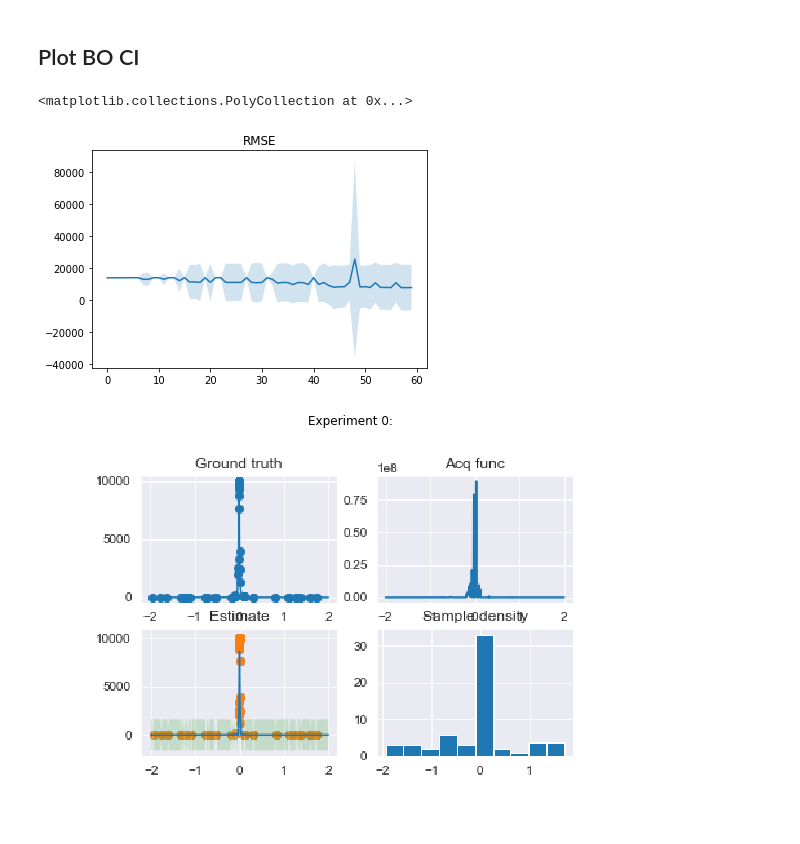
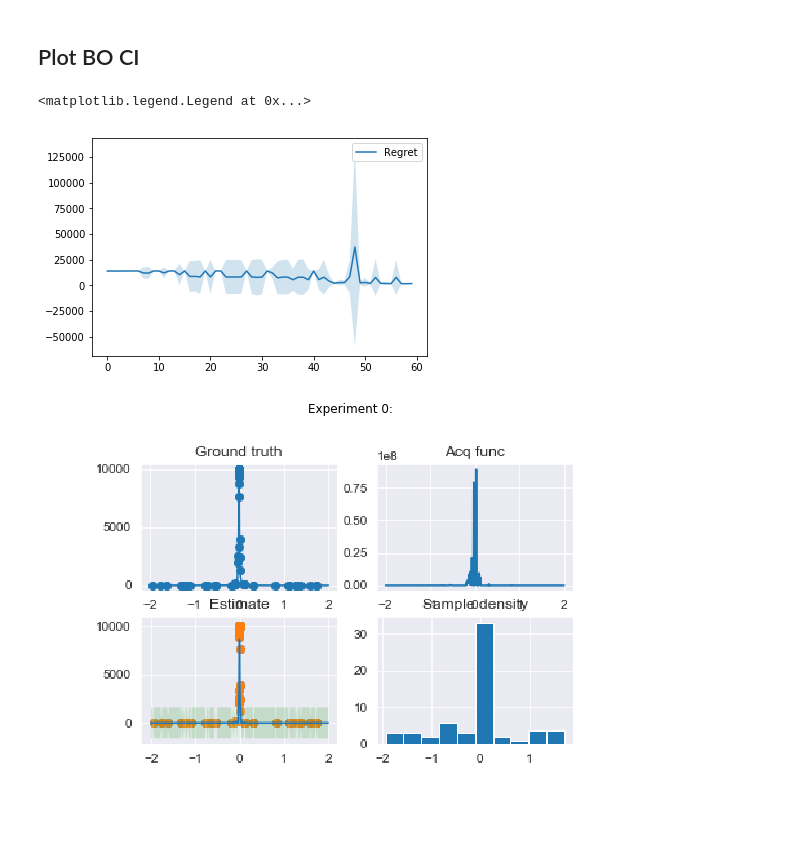
Before and after one commit to tmpethick/thesis-code, a Jupyter notebook: explorer_notebook.ipynb, the cells around one changed output. Drawn from its saved outputs; the diff is of its cells as text; code cells hidden in the pictures.

```diff
--- a/explorer_notebook.ipynb
+++ b/explorer_notebook.ipynb
@@ -87,15 +86,23 @@ exps = exps_row.exps
 # %%
-# Calculate mean and variance of MSE
-# TODO: maybe not silence missing MSE...
-df_concat = pd.concat([exp.metrics.get('mse',pd.Series([])) for exp in exps], axis=1)
-mean = df_concat.mean(axis=1)
-var = df_concat.var(axis=1)
-plt.title('RMSE')
-plt.plot(df_concat.index, mean)
-plt.fill_between(df_concat.index, mean - 2 * np.sqrt(var), mean + 2 * np.sqrt(var), alpha=0.2)
+#exps_row = df.loc[df.bo == True].iloc[0]
+exps_row = df.loc["60519fa6dbfe5a80969a4b30ddd14cafbf68612f"] # Kink1D
+# exps_row = df.loc["75d24ad445d397dbe1a8add031764c707d37cfdf"] # IncreasingOscillationDecreasingAmplitude
+exps = exps_row.exps
+
+def plot_bo_regret(exps, label=None):
+    df_concat = pd.concat([exp.metrics.get('mse',pd.Series([])) for exp in exps], axis=1)
+    mean = df_concat.mean(axis=1)
+    var = df_concat.var(axis=1)
+    plt.plot(df_concat.index, mean, label=label)
+    plt.fill_between(df_concat.index, mean - 2 * np.sqrt(var), mean + 2 * np.sqrt(var), alpha=0.2)
-# %% [output]
-<matplotlib.collections.PolyCollection at 0x...>
-[figure, removed]
+# %%
+# Calculate mean and variance of MSE
+# TODO: maybe not silence missing MSE...
+plot_bo_regret(exps, label="Regret")
+plt.legend()
+# %% [output]
+<matplotlib.legend.Legend at 0x...>
+[figure, added]
 # %%
 # Plot all last BO plot
 # TODO: plot in grid
```
Also changed, not shown: parts of 12 cells of this notebook, 3 other files.
